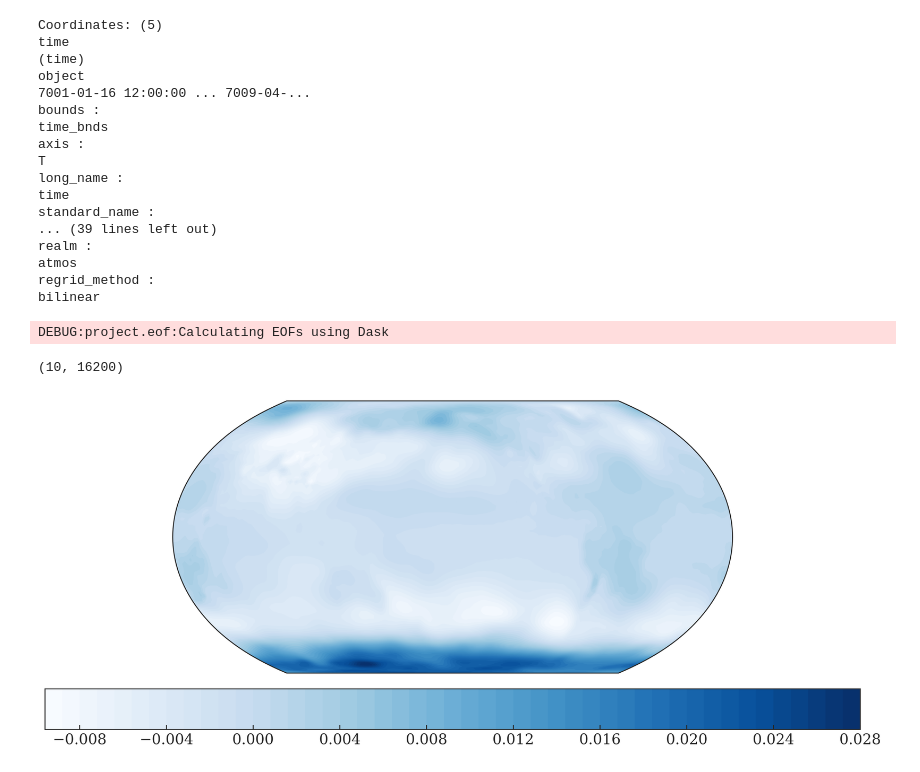
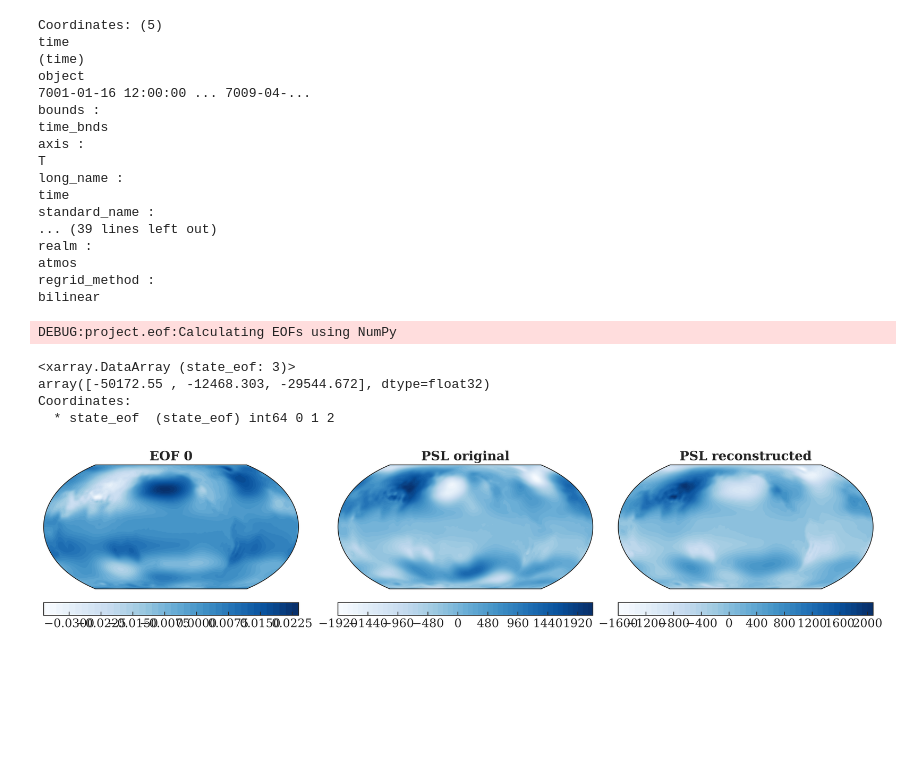
Before and after one commit to DominikStiller/uw-enspred, a Jupyter notebook: project/notebooks/test_eof.ipynb, the cells around one changed output. Saved outputs shown, nothing was run; the diff lists cells and outputs as text; code cells hidden in the pictures; blank space fills up the shorter version.

Commit message:
Add forward pass for space mapper

```diff
--- a/project/notebooks/test_eof.ipynb
+++ b/project/notebooks/test_eof.ipynb
@@ -23,7 +23,7 @@ from project.eof import EOF
 from project.spaces import PhysicalSpaceForecastSpaceMapper, Detrend
 # %%
 ds = xr.open_dataset("/home/enkf6/dstiller/test_io_output.nc", chunks=dict(time=1))[
-    ["zg500", "psl", "tas"]
+    ["ohc700", "tas", "psl", "pr"]
 ]
 # %%
 ds
@@ -117,21 +117,38 @@ atmos
 regrid_method :
 bilinear
 # %%
-eof = EOF(10)
+eof = EOF(3)
 eof.fit(data)
 # %% [output]
-DEBUG:project.eof:Calculating EOFs using Dask
+DEBUG:project.eof:Calculating EOFs using NumPy
-# %%
-eof.U.shape
-# %% [output]
-(10, 16200)
-# %%
-da = unstack_state(eof.get_component(1)).sel(field="psl").T
-# da = np.isnan(ds["tos"].isel(time=3))
-fig, ax = plt.subplots(
-    subplot_kw=dict(projection=ccrs.EqualEarth(central_longitude=198))
-)
-plot_field(ax, da)
-# %% [output]
-[figure, removed]
+# %%
+eof.project_forwards(data.isel(time=0))
+# %% [output]
+<xarray.DataArray (state_eof: 3)>
+array([-50172.55 , -12468.303, -29544.672], dtype=float32)
+Coordinates:
+  * state_eof  (state_eof) int64 0 1 2
+# %%
+fig, axs = plt.subplots(
+    1,
+    3,
+    figsize=(15, 5),
+    subplot_kw=dict(projection=ccrs.EqualEarth(central_longitude=198)),
+)
+
+axs[0].set_title("EOF 0")
+plot_field(axs[0], unstack_state(eof.get_component(0))["psl"].T)
+
+axs[1].set_title("PSL original")
+plot_field(axs[1], unstack_state(data.isel(time=0))["psl"].T)
+
+axs[2].set_title("PSL reconstructed")
+plot_field(
+    axs[2],
+    unstack_state(eof.project_backwards(eof.project_forwards(data.isel(time=0))))[
+        "psl"
+    ].T,
+)
+# %% [output]
+[figure, added]
 # %%
```
Also changed, not shown: parts of 4 cells of this notebook, 3 other files.
